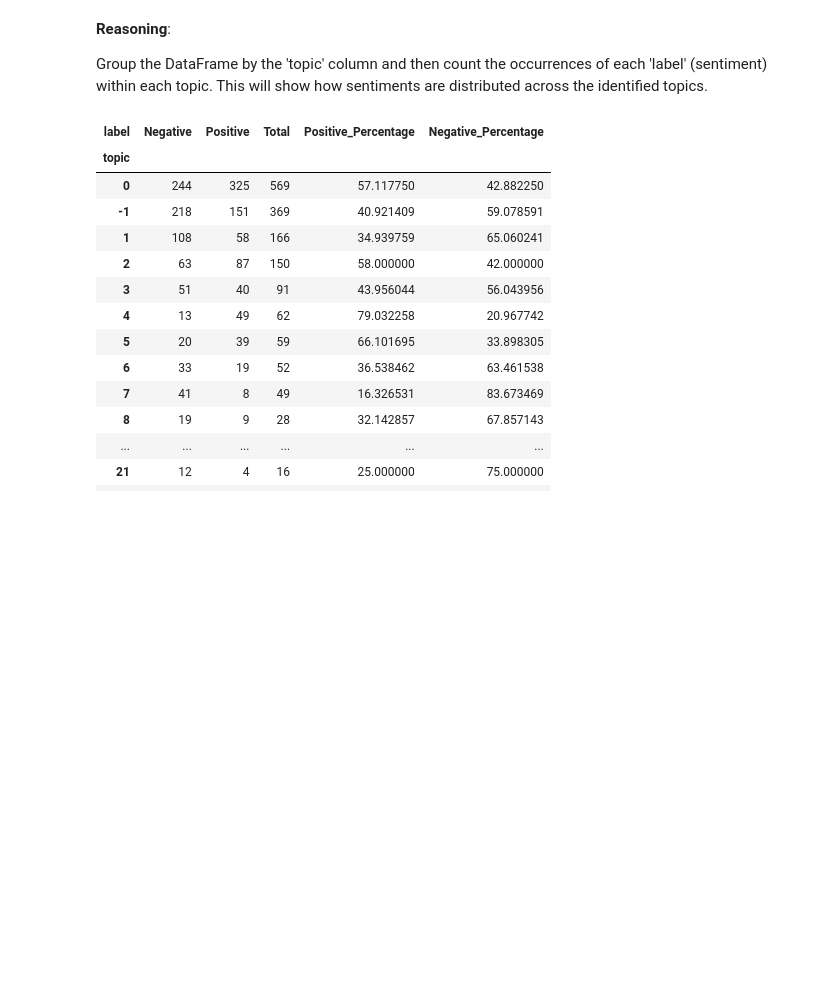
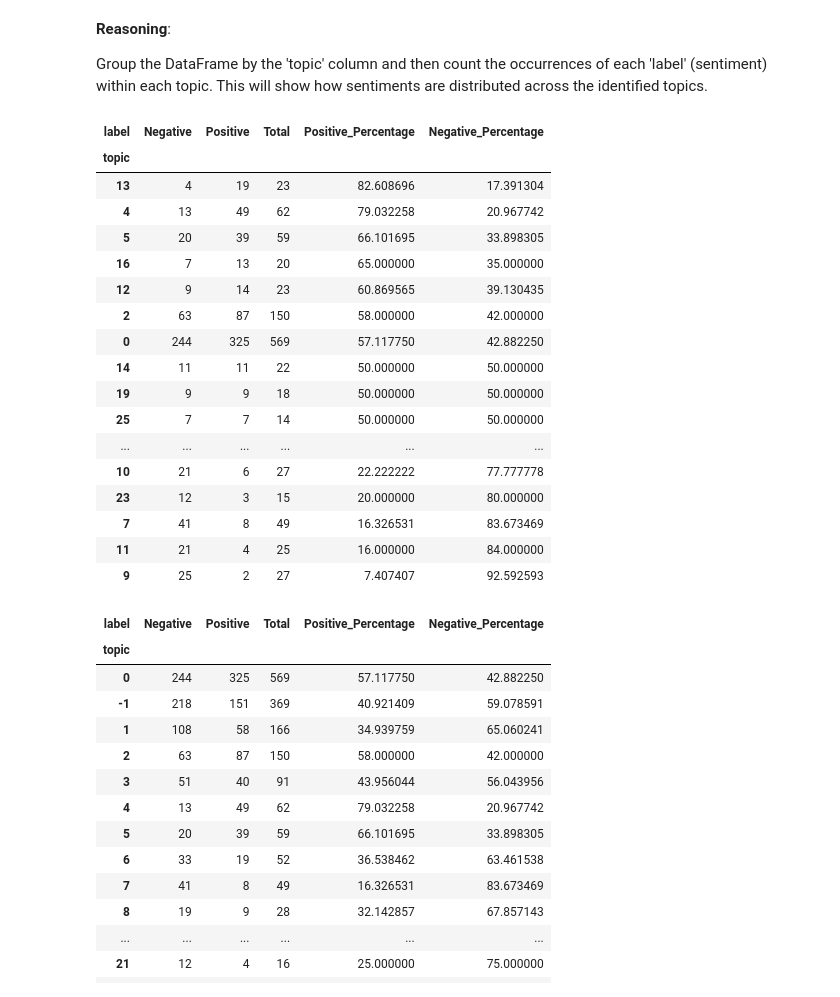
Before and after one commit to erlanggadewasakti/Sentiment-Analysis-Review-Steam, a Jupyter notebook: roberta/non-transform/2e-5.ipynb, the cells around one changed output. Saved outputs shown, nothing was run; the diff lists cells and outputs as text; code cells hidden in the pictures; blank space fills up the shorter version.

```diff
--- a/roberta/non-transform/2e-5.ipynb
+++ b/roberta/non-transform/2e-5.ipynb
@@ -1020,6 +1020,38 @@ Analyze the distribution of sentiment labels within each identified topic.
 **Reasoning**:
 
 Group the DataFrame by the 'topic' column and then count the occurrences of each 'label' (sentiment) within each topic. This will show how sentiments are distributed across the identified topics.
+# %%
+# Group by topic and sentiment to count occurrences
+sentiment_topic_distribution = df.groupby(['topic', 'label']).size().unstack(fill_value=0)
+
+# Calculate the total number of reviews per topic
+sentiment_topic_distribution['Total'] = sentiment_topic_distribution['Negative'] + sentiment_topic_distribution['Positive']
+
+# Calculate the percentage of positive and negative reviews per topic
+sentiment_topic_distribution['Positive_Percentage'] = (sentiment_topic_distribution['Positive'] / sentiment_topic_distribution['Total']) * 100
+sentiment_topic_distribution['Negative_Percentage'] = (sentiment_topic_distribution['Negative'] / sentiment_topic_distribution['Total']) * 100
+
+# Display the distribution
+display(sentiment_topic_distribution.sort_values(by='Positive_Percentage', ascending=False))
+# %% [output]
+| label | Negative | Positive | Total | Positive_Percentage | Negative_Percentage |
+| topic |  |  |  |  |  |
+| 13 | 4 | 19 | 23 | 82.608696 | 17.391304 |
+| 4 | 13 | 49 | 62 | 79.032258 | 20.967742 |
+| 5 | 20 | 39 | 59 | 66.101695 | 33.898305 |
+| 16 | 7 | 13 | 20 | 65.000000 | 35.000000 |
+| 12 | 9 | 14 | 23 | 60.869565 | 39.130435 |
+| 2 | 63 | 87 | 150 | 58.000000 | 42.000000 |
+| 0 | 244 | 325 | 569 | 57.117750 | 42.882250 |
+| 14 | 11 | 11 | 22 | 50.000000 | 50.000000 |
+| 19 | 9 | 9 | 18 | 50.000000 | 50.000000 |
+| 25 | 7 | 7 | 14 | 50.000000 | 50.000000 |
+| ... | ... | ... | ... | ... | ... |
+| 10 | 21 | 6 | 27 | 22.222222 | 77.777778 |
+| 23 | 12 | 3 | 15 | 20.000000 | 80.000000 |
+| 7 | 41 | 8 | 49 | 16.326531 | 83.673469 |
+| 11 | 21 | 4 | 25 | 16.000000 | 84.000000 |
+| 9 | 25 | 2 | 27 | 7.407407 | 92.592593 |
 # %%
 # Group by topic and sentiment to count occurrences
 sentiment_topic_distribution = df.groupby(['topic', 'label']).size().unstack(fill_value=0)
```
